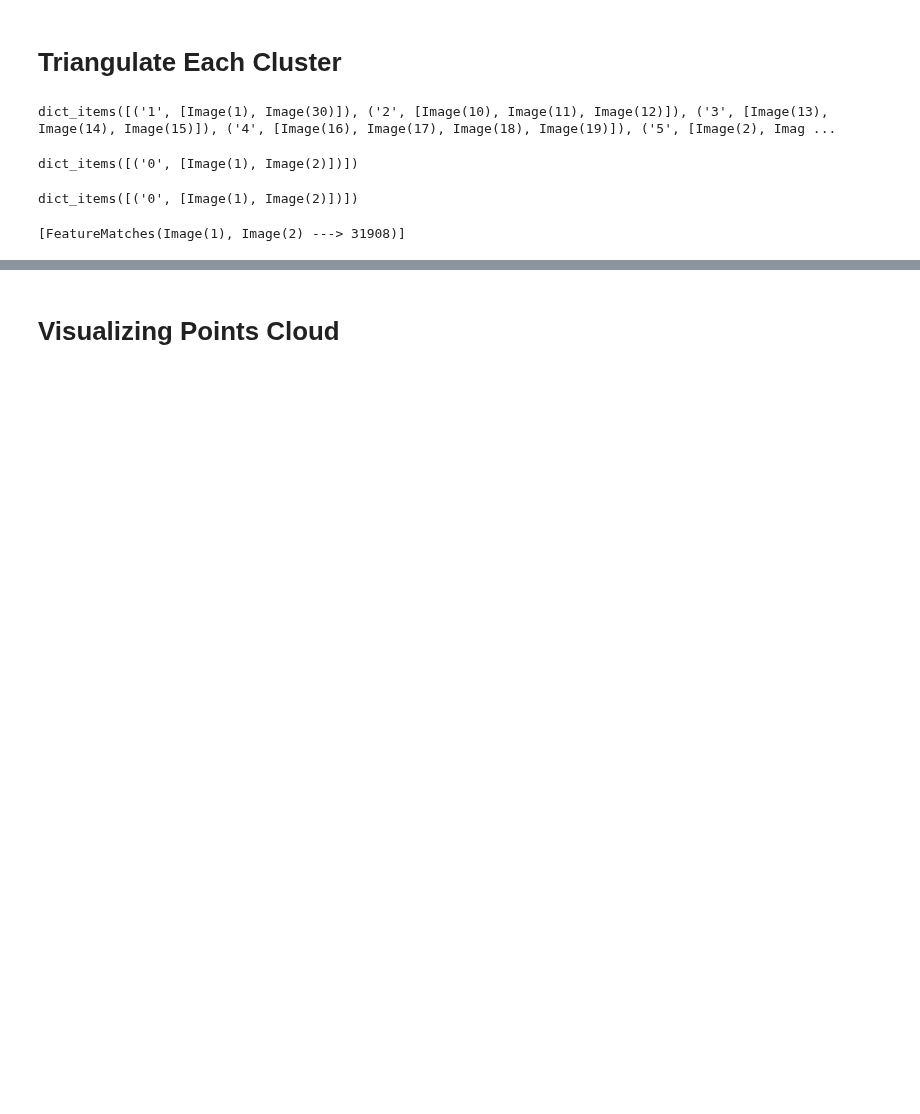
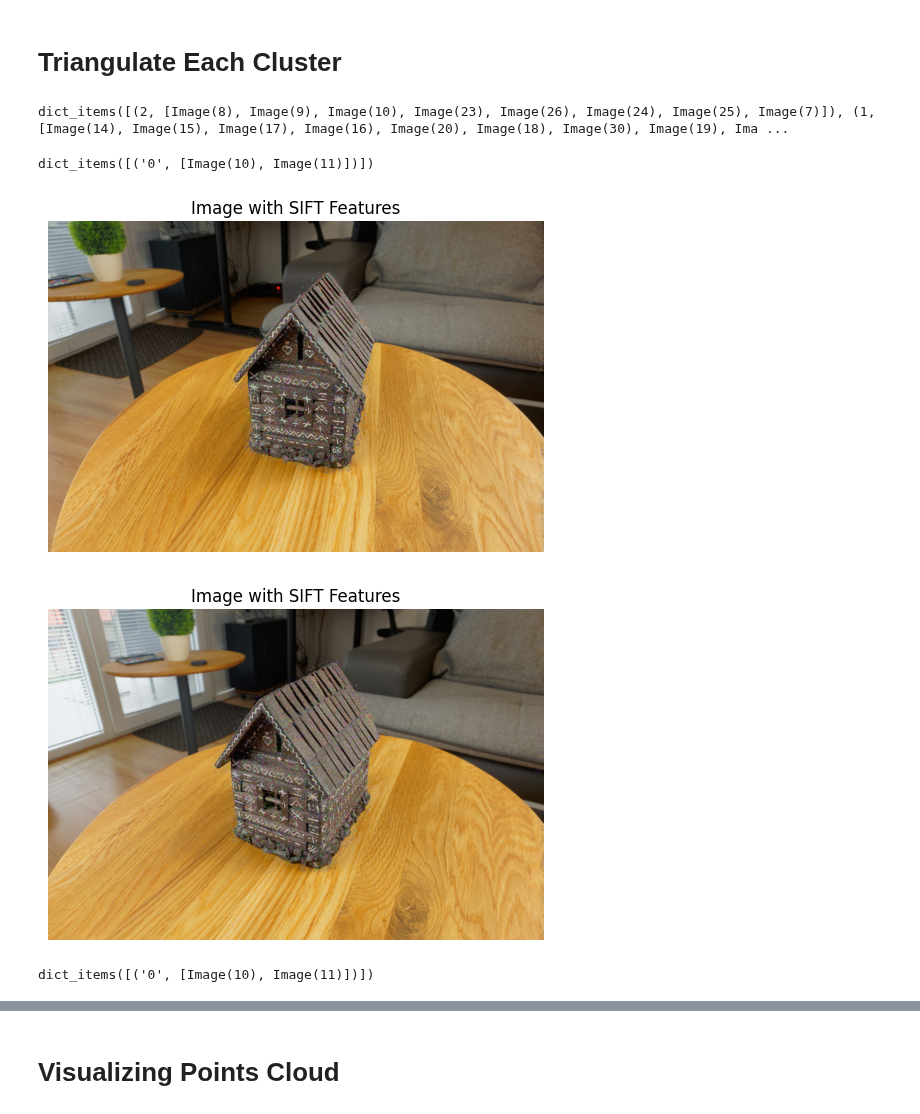
Before and after one commit to ZiadMansourM/photogrammetry, a Jupyter notebook: src/test_triangulation_unfolded.ipynb, the cells around one changed output, grey strips where cells are left out. Drawn from its saved outputs; the diff is of its cells as text; code cells hidden in the pictures; blank space fills up the shorter version.

```diff
--- a/src/test_triangulation_unfolded.ipynb
+++ b/src/test_triangulation_unfolded.ipynb
@@ -439,26 +379,30 @@ def load_images_bak(images_file_path: str) -> Images:
         images = pickle.load(file)
     return images
 # %%
-images: Images = load_images_bak(f"data/cottage/bak/images-matched.pkl")
+images: Images = load_images_bak("data/cottage/bak/images-matched.pkl")
 # %%
 print(images.similar_images.items())
 # %% [output]
-dict_items([('1', [Image(1), Image(30)]), ('2', [Image(10), Image(11), Image(12)]), ('3', [Image(13), Image(14), Image(15)]), ('4', [Image(16), Image(17), Image(18), Image(19)]), ('5', [Image(2), Imag ...
+dict_items([(2, [Image(8), Image(9), Image(10), Image(23), Image(26), Image(24), Image(25), Image(7)]), (1, [Image(14), Image(15), Image(17), Image(16), Image(20), Image(18), Image(30), Image(19), Ima ...
 # %%
 images.similar_images = {
-    "0": [images[1], images[2]]
+    "0": [images[10], images[11]]
     # "1": [images[11], images[12], images[13], images[14], images[15], images[16], images[17], images[18], images[19], images[20], images[21],
     #     images[22], images[23], images[24], images[25], images[26], images[27]]
 }
 # %%
 print(images.similar_images.items())
 # %% [output]
-dict_items([('0', [Image(1), Image(2)])])
+dict_items([('0', [Image(10), Image(11)])])
+# %%
+images[10].draw_sift_features()
+images[11].draw_sift_features()
+# %% [output]
+[figure, added]
+[figure, added]
 # %%
 data_feature_matching(images)
 # %% [output]
-dict_items([('0', [Image(1), Image(2)])])
+dict_items([('0', [Image(10), Image(11)])])
 # %%
 images.feature_matches
-# %% [output]
-[FeatureMatches(Image(1), Image(2) ---> 31908)]
```
Also changed, not shown: parts of 40 cells of this notebook.
